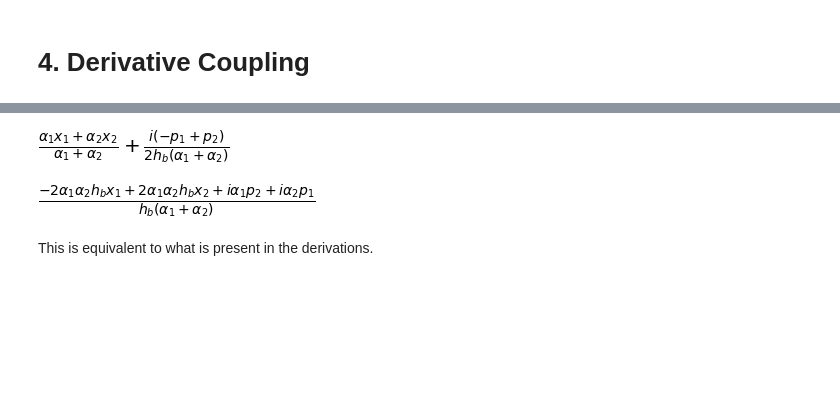
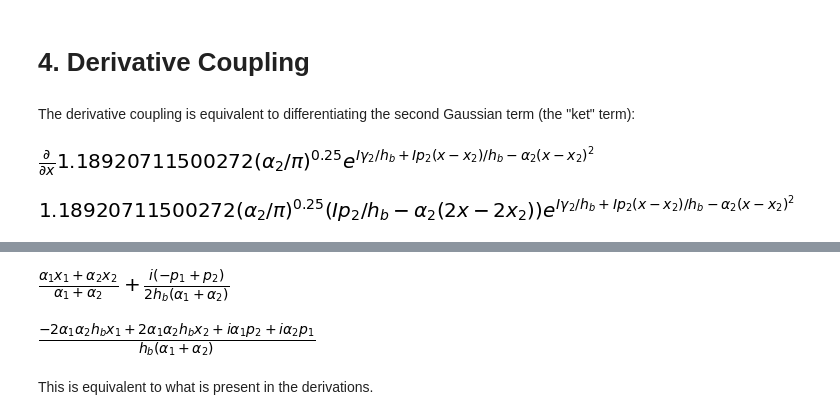
Before and after one commit to liz-stippell/Pysces, a Jupyter notebook: gaussian_wavepackets.ipynb, the cells around one changed output, grey strips where cells are left out. Saved outputs shown, nothing was run; the diff lists cells and outputs as text; code cells hidden in the pictures; blank space fills up the shorter version.

```diff
--- a/gaussian_wavepackets.ipynb
+++ b/gaussian_wavepackets.ipynb
@@ -112,2 +147,12 @@ At this time, I am unable to solve this problem.
 # %% [markdown]
 # 4. Derivative Coupling
+# %% [markdown]
+The derivative coupling is equivalent to differentiating the second Gaussian term (the "ket" term):
+# %%
+Derivative(Q, x)
+# %% [output]
+[figure, added]
+# %%
+Derivative(Q, x).doit()
+# %% [output]
+[figure, added]
```
Also changed, not shown: parts of 22 cells of this notebook.
